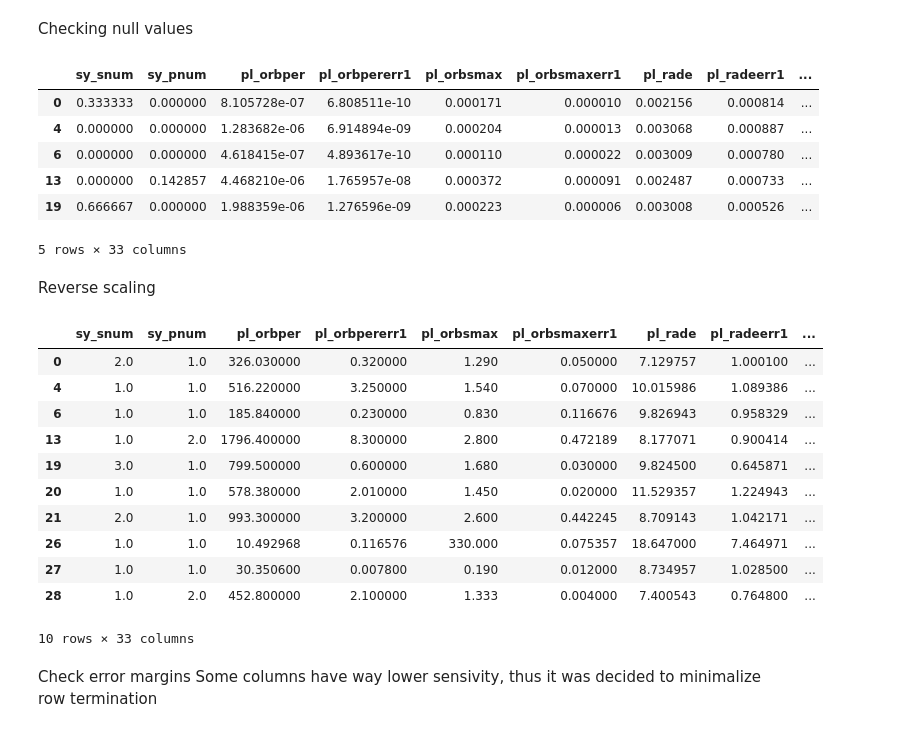
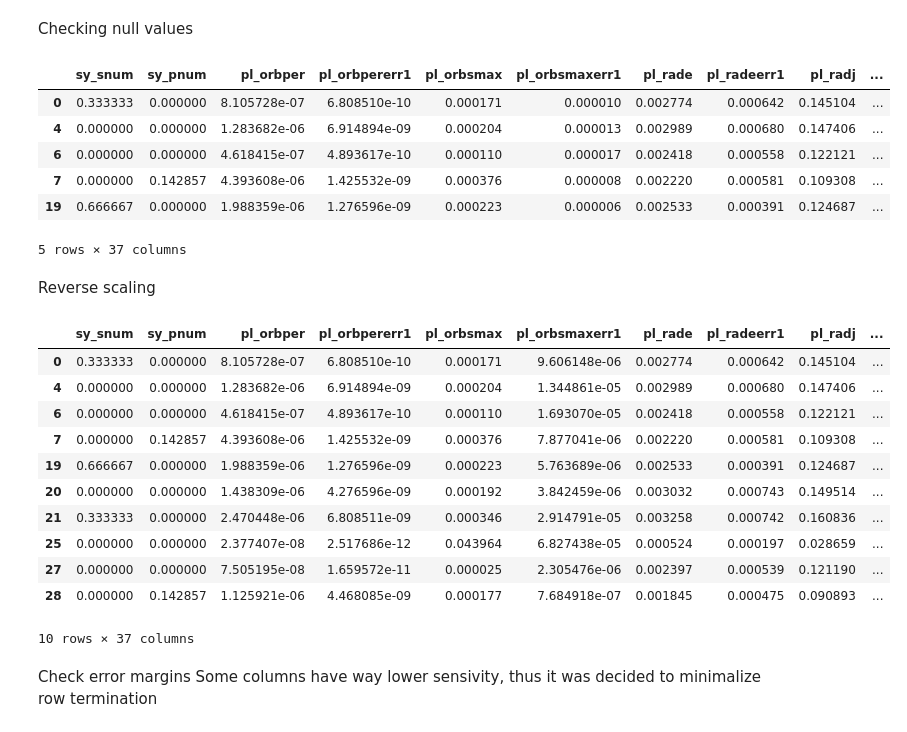
Before and after one commit to hikmetguner/exoplanet-habitability, a Jupyter notebook: dscp.ipynb, the cells around one changed output. Drawn from its saved outputs; the diff is of its cells as text; code cells hidden in the pictures.

```diff
--- a/dscp.ipynb
+++ b/dscp.ipynb
@@ -22,6 +22,7 @@ from scipy.spatial.distance import cdist
 # %% [markdown]
 <h2>Reading and Analyzing Data</h2>
 # %%
+pd.set_option('mode.chained_assignment', None)
 df = pd.read_csv("exoplanets.csv",header=0, index_col=0)
 df.head(10)
 # %% [output]
@@ -84,2 +81,2 @@ Finding how much column is missing from each row
 # %%
-df = df.sort_values(['rowupdate','empty_col_count'], ascending=[True,True]).drop_duplicates('pl_name').sort_index()
+df = df.sort_values(['empty_col_count','rowupdate'], ascending=[True,True]).drop_duplicates('pl_name').sort_index()
@@ -145,6 +158,7 @@ drop_columns.extend([
     'st_metratio',
     'pl_pubdate',
     'releasedate',
+    'pl_radjlim',
     'pl_bmassprov',
     'pl_bmasselim',
     'pl_bmassjlim',
@@ -420,31 +434,31 @@ Checking null values
 df.isna().sum()
 df.head()
 # %% [output]
-|  | sy_snum | sy_pnum | pl_orbper | pl_orbpererr1 | pl_orbsmax | pl_orbsmaxerr1 | pl_rade | pl_radeerr1 | ... |
-| 0 | 0.333333 | 0.000000 | 8.105728e-07 | 6.808511e-10 | 0.000171 | 0.000010 | 0.002156 | 0.000814 | ... |
-| 4 | 0.000000 | 0.000000 | 1.283682e-06 | 6.914894e-09 | 0.000204 | 0.000013 | 0.003068 | 0.000887 | ... |
-| 6 | 0.000000 | 0.000000 | 4.618415e-07 | 4.893617e-10 | 0.000110 | 0.000022 | 0.003009 | 0.000780 | ... |
-| 13 | 0.000000 | 0.142857 | 4.468210e-06 | 1.765957e-08 | 0.000372 | 0.000091 | 0.002487 | 0.000733 | ... |
-| 19 | 0.666667 | 0.000000 | 1.988359e-06 | 1.276596e-09 | 0.000223 | 0.000006 | 0.003008 | 0.000526 | ... |
+|  | sy_snum | sy_pnum | pl_orbper | pl_orbpererr1 | pl_orbsmax | pl_orbsmaxerr1 | pl_rade | pl_radeerr1 | pl_radj | ... |
+| 0 | 0.333333 | 0.000000 | 8.105728e-07 | 6.808510e-10 | 0.000171 | 0.000010 | 0.002774 | 0.000642 | 0.145104 | ... |
+| 4 | 0.000000 | 0.000000 | 1.283682e-06 | 6.914894e-09 | 0.000204 | 0.000013 | 0.002989 | 0.000680 | 0.147406 | ... |
+| 6 | 0.000000 | 0.000000 | 4.618415e-07 | 4.893617e-10 | 0.000110 | 0.000017 | 0.002418 | 0.000558 | 0.122121 | ... |
+| 7 | 0.000000 | 0.142857 | 4.393608e-06 | 1.425532e-09 | 0.000376 | 0.000008 | 0.002220 | 0.000581 | 0.109308 | ... |
+| 19 | 0.666667 | 0.000000 | 1.988359e-06 | 1.276596e-09 | 0.000223 | 0.000006 | 0.002533 | 0.000391 | 0.124687 | ... |
-5 rows × 33 columns
+5 rows × 37 columns
 # %% [markdown]
 Reverse scaling
 # %%
-df = pd.DataFrame(scaler.inverse_transform(df), columns = df.columns, index=df.index)
+#df = pd.DataFrame(scaler.inverse_transform(df), columns = df.columns, index=df.index)
 df.head(10)
 # %% [output]
-|  | sy_snum | sy_pnum | pl_orbper | pl_orbpererr1 | pl_orbsmax | pl_orbsmaxerr1 | pl_rade | pl_radeerr1 | ... |
-| 0 | 2.0 | 1.0 | 326.030000 | 0.320000 | 1.290 | 0.050000 | 7.129757 | 1.000100 | ... |
-| 4 | 1.0 | 1.0 | 516.220000 | 3.250000 | 1.540 | 0.070000 | 10.015986 | 1.089386 | ... |
-| 6 | 1.0 | 1.0 | 185.840000 | 0.230000 | 0.830 | 0.116676 | 9.826943 | 0.958329 | ... |
-| 13 | 1.0 | 2.0 | 1796.400000 | 8.300000 | 2.800 | 0.472189 | 8.177071 | 0.900414 | ... |
-| 19 | 3.0 | 1.0 | 799.500000 | 0.600000 | 1.680 | 0.030000 | 9.824500 | 0.645871 | ... |
-| 20 | 1.0 | 1.0 | 578.380000 | 2.010000 | 1.450 | 0.020000 | 11.529357 | 1.224943 | ... |
-| 21 | 2.0 | 1.0 | 993.300000 | 3.200000 | 2.600 | 0.442245 | 8.709143 | 1.042171 | ... |
-| 26 | 1.0 | 1.0 | 10.492968 | 0.116576 | 330.000 | 0.075357 | 18.647000 | 7.464971 | ... |
-| 27 | 1.0 | 1.0 | 30.350600 | 0.007800 | 0.190 | 0.012000 | 8.734957 | 1.028500 | ... |
-| 28 | 1.0 | 2.0 | 452.800000 | 2.100000 | 1.333 | 0.004000 | 7.400543 | 0.764800 | ... |
+|  | sy_snum | sy_pnum | pl_orbper | pl_orbpererr1 | pl_orbsmax | pl_orbsmaxerr1 | pl_rade | pl_radeerr1 | pl_radj | ... |
+| 0 | 0.333333 | 0.000000 | 8.105728e-07 | 6.808510e-10 | 0.000171 | 9.606148e-06 | 0.002774 | 0.000642 | 0.145104 | ... |
+| 4 | 0.000000 | 0.000000 | 1.283682e-06 | 6.914894e-09 | 0.000204 | 1.344861e-05 | 0.002989 | 0.000680 | 0.147406 | ... |
+| 6 | 0.000000 | 0.000000 | 4.618415e-07 | 4.893617e-10 | 0.000110 | 1.693070e-05 | 0.002418 | 0.000558 | 0.122121 | ... |
+| 7 | 0.000000 | 0.142857 | 4.393608e-06 | 1.425532e-09 | 0.000376 | 7.877041e-06 | 0.002220 | 0.000581 | 0.109308 | ... |
+| 19 | 0.666667 | 0.000000 | 1.988359e-06 | 1.276596e-09 | 0.000223 | 5.763689e-06 | 0.002533 | 0.000391 | 0.124687 | ... |
+| 20 | 0.000000 | 0.000000 | 1.438309e-06 | 4.276596e-09 | 0.000192 | 3.842459e-06 | 0.003032 | 0.000743 | 0.149514 | ... |
+| 21 | 0.333333 | 0.000000 | 2.470448e-06 | 6.808511e-09 | 0.000346 | 2.914791e-05 | 0.003258 | 0.000742 | 0.160836 | ... |
+| 25 | 0.000000 | 0.000000 | 2.377407e-08 | 2.517686e-12 | 0.043964 | 6.827438e-05 | 0.000524 | 0.000197 | 0.028659 | ... |
+| 27 | 0.000000 | 0.000000 | 7.505195e-08 | 1.659572e-11 | 0.000025 | 2.305476e-06 | 0.002397 | 0.000539 | 0.121190 | ... |
+| 28 | 0.000000 | 0.142857 | 1.125921e-06 | 4.468085e-09 | 0.000177 | 7.684918e-07 | 0.001845 | 0.000475 | 0.090893 | ... |
-10 rows × 33 columns
+10 rows × 37 columns
 # %% [markdown]
 Check error margins
 Some columns have way lower sensivity, thus it was decided to minimalize row termination
```
Also changed, not shown: parts of 25 cells of this notebook, 1 other file.
